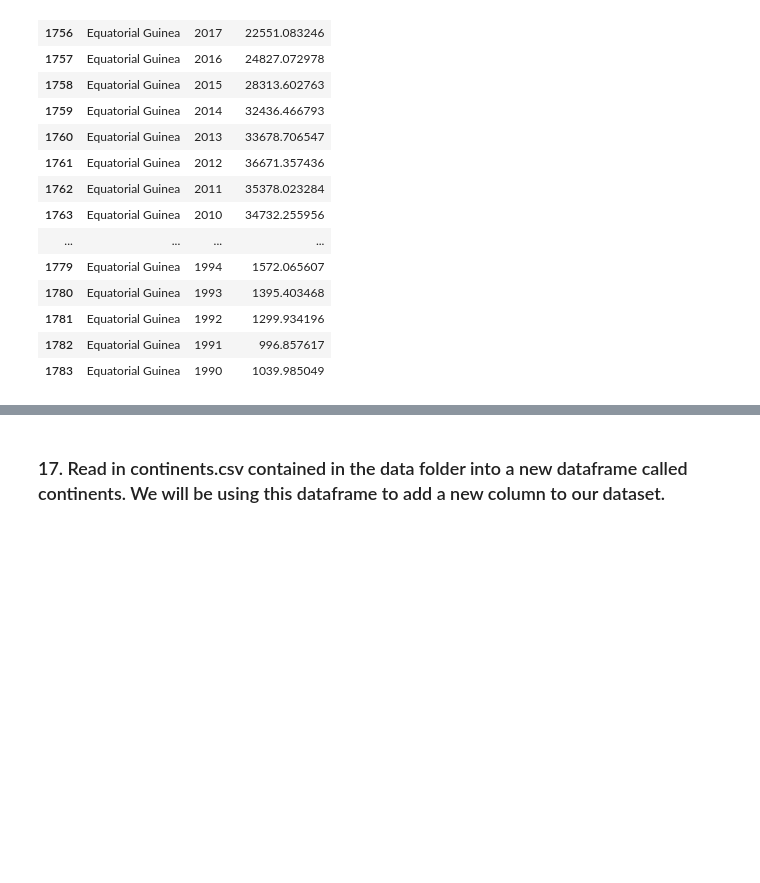
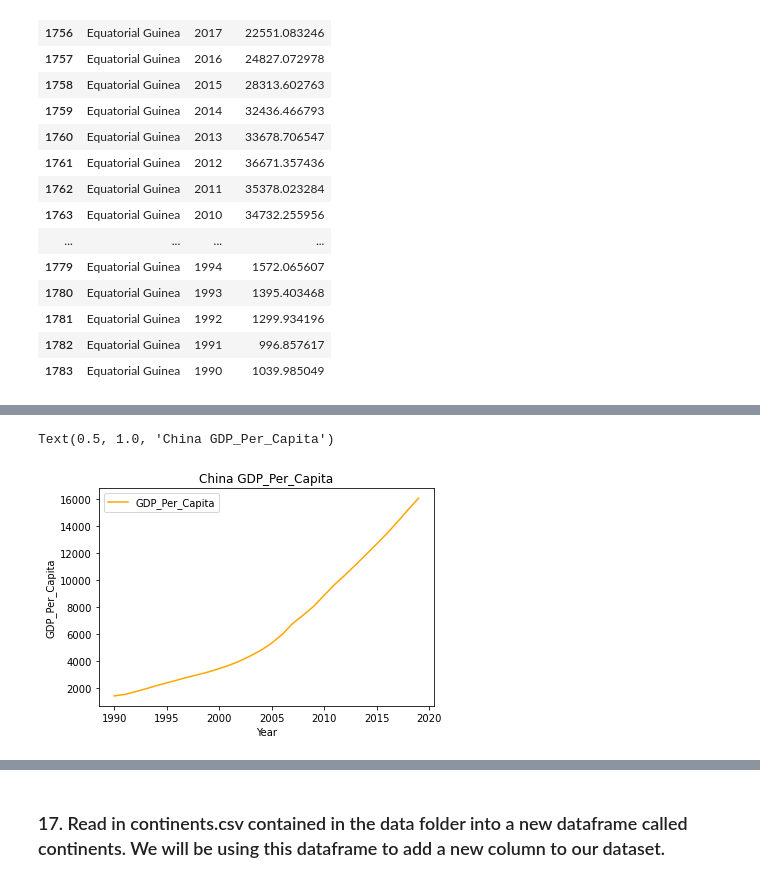
Before and after one commit to ashamaheshwari/un_data_question-ashamaheshwari, a Jupyter notebook: notebooks/UN_Data_Exploration.ipynb, the cells around one changed output, grey strips where cells are left out. Drawn from its saved outputs; the diff is of its cells as text; code cells hidden in the pictures; blank space fills up the shorter version.

```diff
--- a/notebooks/UN_Data_Exploration.ipynb
+++ b/notebooks/UN_Data_Exploration.ipynb
@@ -311,0 +346,8 @@ SyntaxError: closing parenthesis ']' does not match opening parenthesis '(' (196
+# %%
+gdp_df[gdp_df['Country']== 'China'].sort_values('Year').plot.line(x='Year', y='GDP_Per_Capita', color ='orange')
+plt.xlabel('Year')
+plt.ylabel('GDP_Per_Capita')
+plt.title('China GDP_Per_Capita')
+# %% [output]
+Text(0.5, 1.0, 'China GDP_Per_Capita')
+[figure, added]
```
Also changed, not shown: parts of 15 cells of this notebook.
